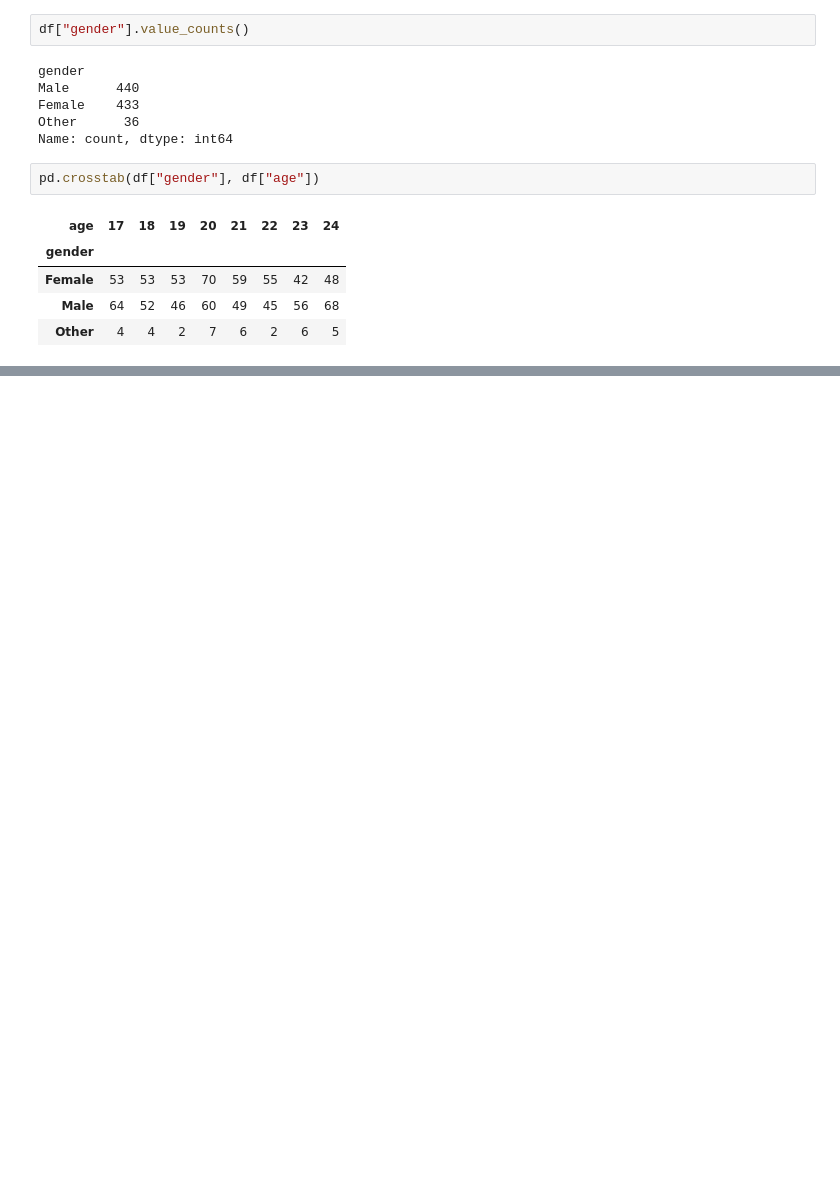
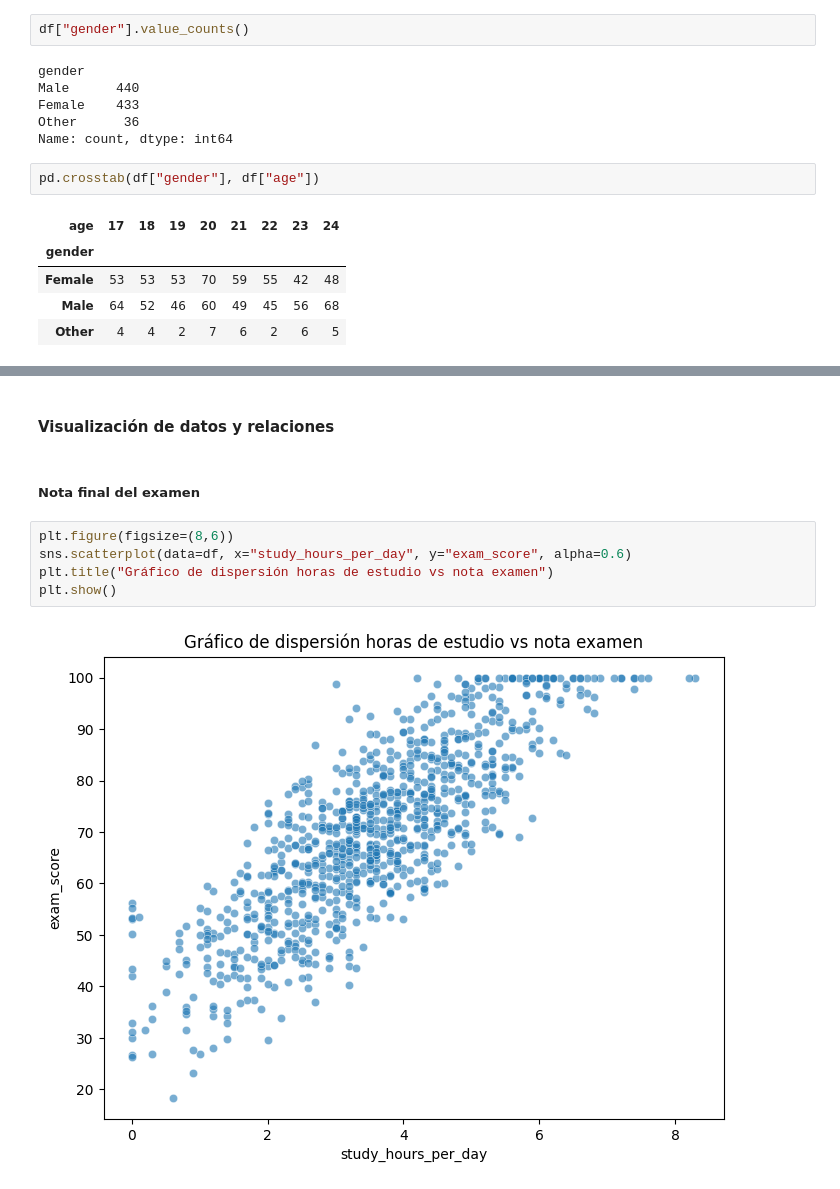
Before and after one commit to Gragas1v9/Trabajo-Estaca, a Jupyter notebook: Grupo_11.ipynb, the cells around one changed output, grey strips where cells are left out. Saved outputs shown, nothing was run; the diff lists cells and outputs as text; blank space fills up the shorter version.

Commit message:
Analisis de datos

```diff
--- a/Grupo_11.ipynb
+++ b/Grupo_11.ipynb
@@ -224,0 +265,11 @@ plt.show()
+# %% [markdown]
+#### Visualización de datos y relaciones
+# %% [markdown]
+##### Nota final del examen
+# %%
+plt.figure(figsize=(8,6))
+sns.scatterplot(data=df, x="study_hours_per_day", y="exam_score", alpha=0.6)
+plt.title("Gráfico de dispersión horas de estudio vs nota examen")
+plt.show()
+# %% [output]
+[figure, added]
```
Also changed, not shown: parts of 17 cells of this notebook.
